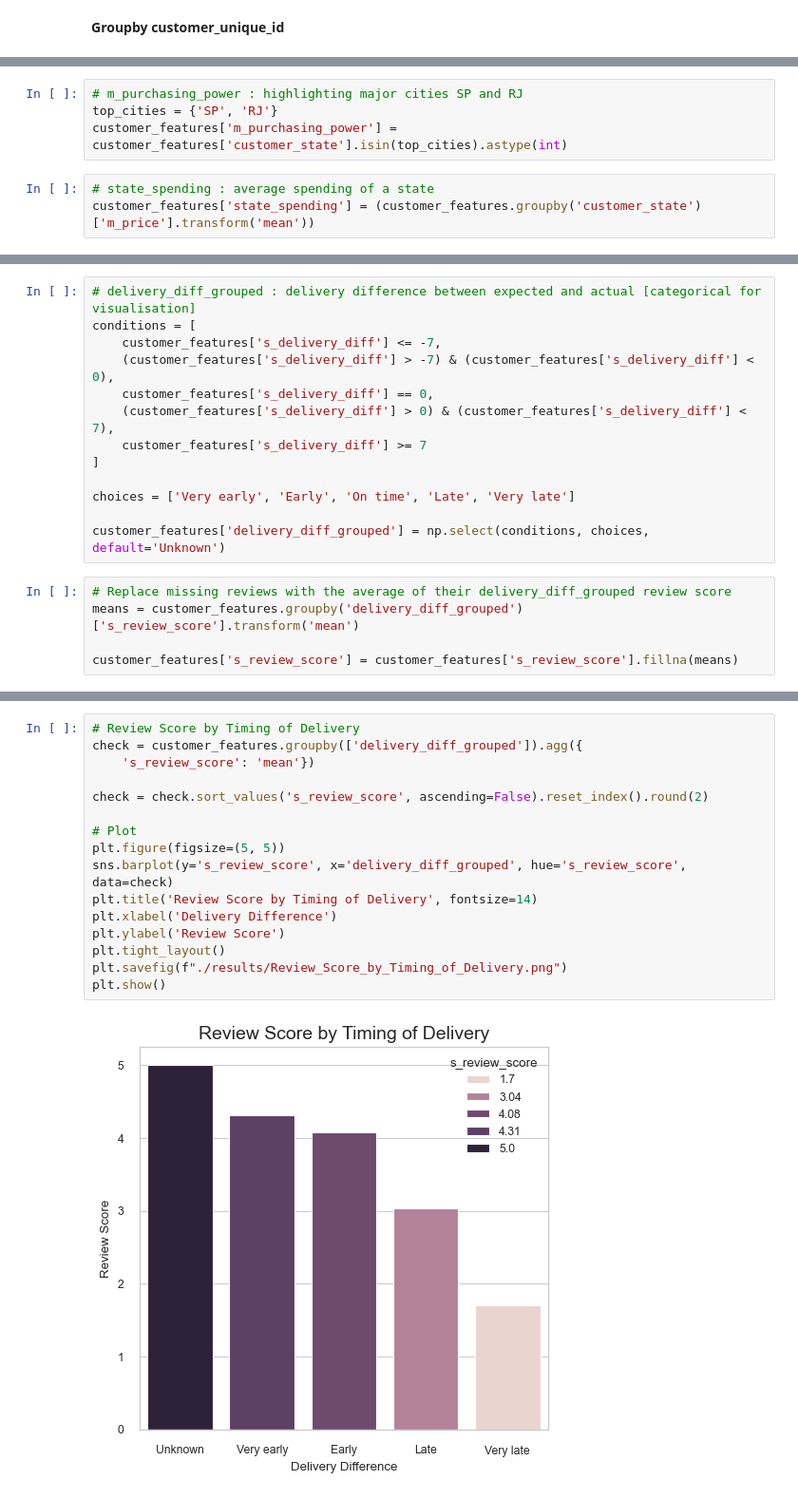
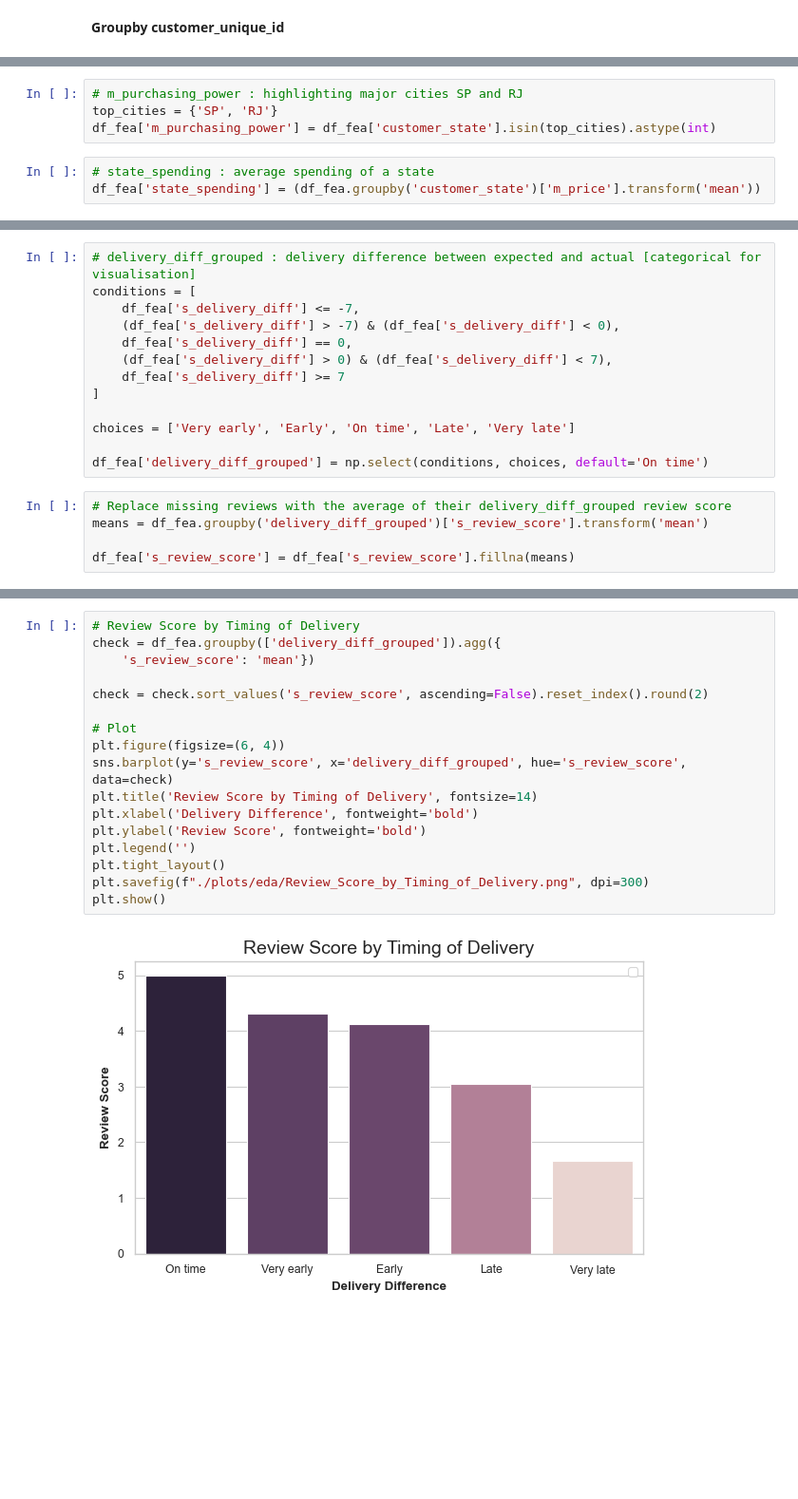
Before and after one commit to nataschaminnitt/segmenting_customers, a Jupyter notebook: notebooks/P5 notebook data exploration.ipynb, the cells around one changed output, grey strips where cells are left out. Shown at 95% size. Saved outputs shown, nothing was run; the diff lists cells and outputs as text; blank space fills up the shorter version.

```diff
--- a/notebooks/P5 notebook data exploration.ipynb
+++ b/notebooks/P5 notebook data exploration.ipynb
@@ -298,7 +315,7 @@ customer_features['m_pct_freight'] =  customer_features['m_freight'] / customer_
 # %%
 # m_purchasing_power : highlighting major cities SP and RJ
 top_cities = {'SP', 'RJ'}
-customer_features['m_purchasing_power'] = customer_features['customer_state'].isin(top_cities).astype(int)
+df_fea['m_purchasing_power'] = df_fea['customer_state'].isin(top_cities).astype(int)
 # %%
 # state_spending : average spending of a state
-customer_features['state_spending'] = (customer_features.groupby('customer_state')['m_price'].transform('mean'))
+df_fea['state_spending'] = (df_fea.groupby('customer_state')['m_price'].transform('mean'))
@@ -328,19 +324,19 @@ for orig, trans in pairs:
 # %%
 # delivery_diff_grouped : delivery difference between expected and actual [categorical for visualisation]
 conditions = [
-    customer_features['s_delivery_diff'] <= -7,
-    (customer_features['s_delivery_diff'] > -7) & (customer_features['s_delivery_diff'] < 0),
-    customer_features['s_delivery_diff'] == 0,
-    (customer_features['s_delivery_diff'] > 0) & (customer_features['s_delivery_diff'] < 7),
-    customer_features['s_delivery_diff'] >= 7
+    df_fea['s_delivery_diff'] <= -7,
+    (df_fea['s_delivery_diff'] > -7) & (df_fea['s_delivery_diff'] < 0),
+    df_fea['s_delivery_diff'] == 0,
+    (df_fea['s_delivery_diff'] > 0) & (df_fea['s_delivery_diff'] < 7),
+    df_fea['s_delivery_diff'] >= 7
 ]
 
 choices = ['Very early', 'Early', 'On time', 'Late', 'Very late']
 
-customer_features['delivery_diff_grouped'] = np.select(conditions, choices, default='Unknown')
+df_fea['delivery_diff_grouped'] = np.select(conditions, choices, default='On time')
 # %%
 # Replace missing reviews with the average of their delivery_diff_grouped review score
-means = customer_features.groupby('delivery_diff_grouped')['s_review_score'].transform('mean')
+means = df_fea.groupby('delivery_diff_grouped')['s_review_score'].transform('mean')
 
-customer_features['s_review_score'] = customer_features['s_review_score'].fillna(means)
+df_fea['s_review_score'] = df_fea['s_review_score'].fillna(means)
 # %% [markdown]
@@ -385,20 +383,21 @@ plt.show()
 # %%
 # Review Score by Timing of Delivery
-check = customer_features.groupby(['delivery_diff_grouped']).agg({
+check = df_fea.groupby(['delivery_diff_grouped']).agg({
     's_review_score': 'mean'})
 
 check = check.sort_values('s_review_score', ascending=False).reset_index().round(2)
 
 # Plot
-plt.figure(figsize=(5, 5))
+plt.figure(figsize=(6, 4))
 sns.barplot(y='s_review_score', x='delivery_diff_grouped', hue='s_review_score', data=check)
 plt.title('Review Score by Timing of Delivery', fontsize=14)
-plt.xlabel('Delivery Difference')
-plt.ylabel('Review Score')
+plt.xlabel('Delivery Difference', fontweight='bold')
+plt.ylabel('Review Score', fontweight='bold')
+plt.legend('')
 plt.tight_layout()
-plt.savefig(f"./results/Review_Score_by_Timing_of_Delivery.png")
+plt.savefig(f"./plots/eda/Review_Score_by_Timing_of_Delivery.png", dpi=300)
 plt.show()
 # %% [output]
-[figure, old version]
+[figure, new version]
 # %%
 # Geographic spread of customers
```
Also changed, not shown: parts of 41 cells of this notebook, 1 other file.
